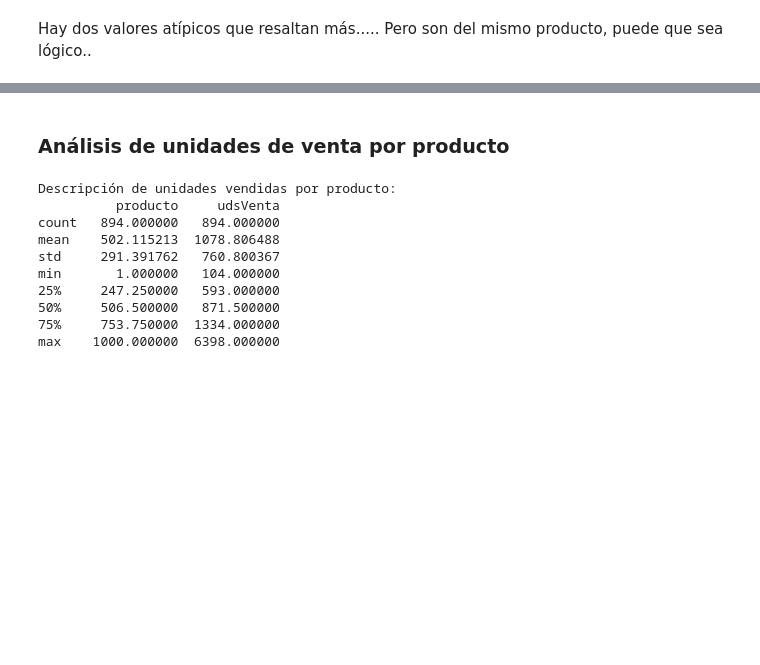
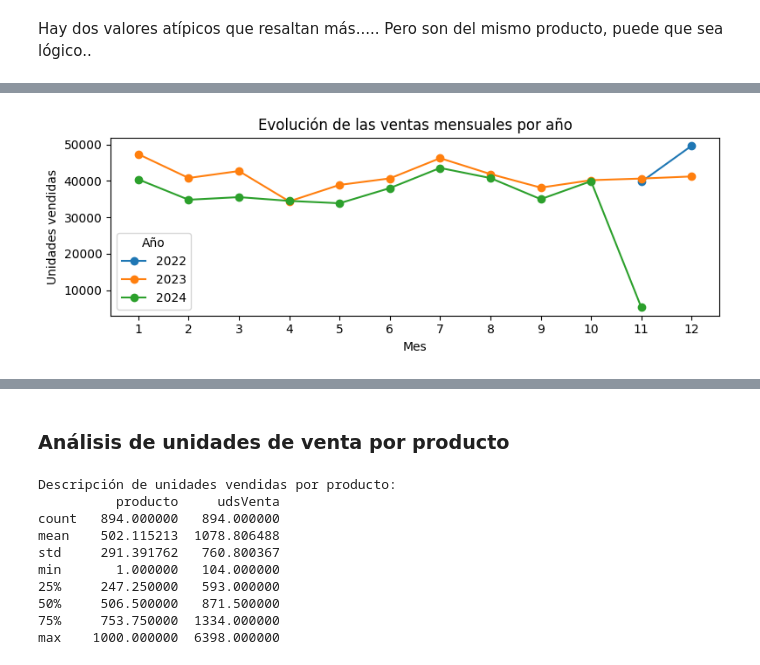
Before and after one commit to jmorala/TFMDS, a Jupyter notebook: cuadernos/02-EDA_datos.ipynb, the cells around one changed output, grey strips where cells are left out. Saved outputs shown, nothing was run; the diff lists cells and outputs as text; code cells hidden in the pictures; blank space fills up the shorter version.

```diff
--- a/cuadernos/02-EDA_datos.ipynb
+++ b/cuadernos/02-EDA_datos.ipynb
@@ -169,0 +194,25 @@ Hay dos valores atípicos que resaltan más..... Pero son del mismo producto, pu
+# %%
+# Crear un dataframe con las ventas acumuladas por mes con una columna para cada año
+# para graficar en el eje x los meses y una línea por año
+dfSTventasPorMesAnios = dfSTventas.copy()
+dfSTventasPorMesAnios['anio'] = dfSTventasPorMesAnios['idSecuencia'].dt.year
+dfSTventasPorMesAnios['mes'] = dfSTventasPorMesAnios['idSecuencia'].dt.month
+dfSTventasPorMesAnios = dfSTventasPorMesAnios.groupby(['anio', 'mes']).agg({'udsVenta': 'sum'}).reset_index()
+
+# Pivotar para tener una columna por año (pandas.DataFrame.plot no soporta 'hue')
+pivot = dfSTventasPorMesAnios.pivot(index='mes', columns='anio', values='udsVenta')
+
+# Asegurar que el índice de meses esté ordenado del 1 al 12 (los meses sin datos quedan como NaN)
+pivot = pivot.reindex(range(1, 13))
+
+# Graficar: cada columna (año) será una línea
+pivot.plot(marker='o', figsize=(8, 3))
+plt.title('Evolución de las ventas mensuales por año')
+plt.xlabel('Mes')
+plt.ylabel('Unidades vendidas')
+plt.xticks(range(1, 13))
+plt.legend(title='Año')
+plt.tight_layout()
+plt.show()
+# %% [output]
+[figure, added]
```
Also changed, not shown: parts of 16 cells of this notebook.
